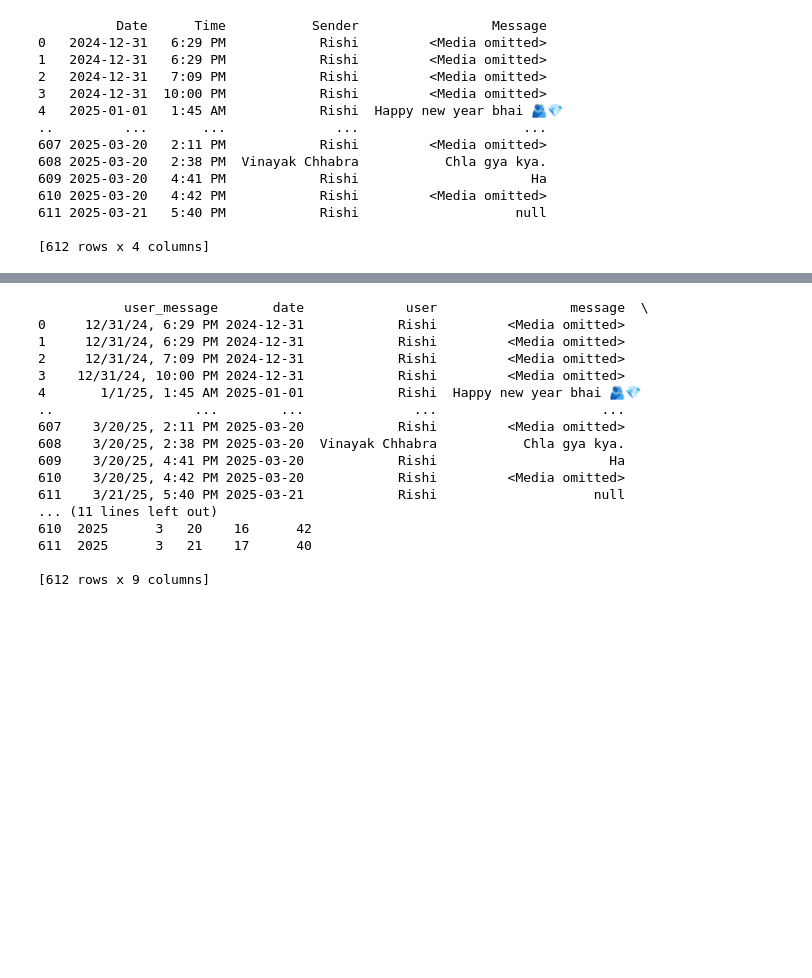
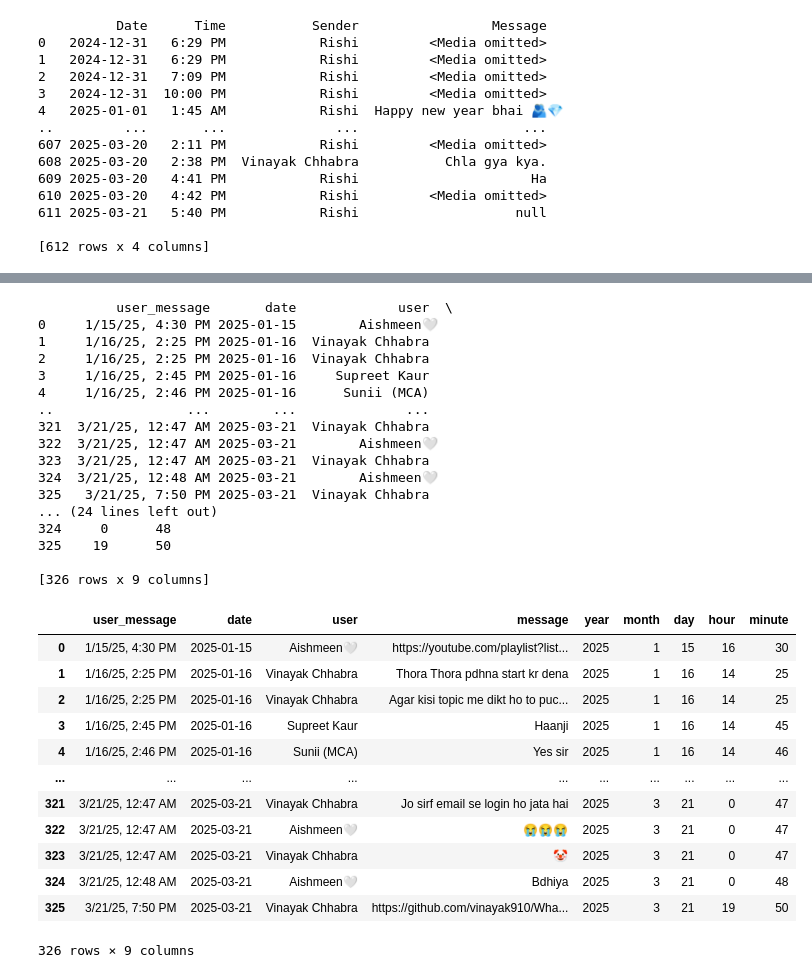
Before and after one commit to vinayak910/What-sInsight, a Jupyter notebook: Untitled.ipynb, the cells around one changed output, grey strips where cells are left out. Cells and saved outputs as stored; diff of their text form; code cells hidden in the pictures; blank space fills up the shorter version.

Commit message:
chat statistics feature completed

```diff
--- a/Untitled.ipynb
+++ b/Untitled.ipynb
@@ -95,7 +95,7 @@ import pandas as pd
 pattern = r'(\d{1,2}/\d{1,2}/\d{2,4}),\s(\d{1,2}:\d{2}\s[APM]{2})\s-\s([^:]+):\s(.+)'
 
 # Open and read the chat file with proper encoding
-with open("WhatsApp Chat with Rishi.txt", "r", encoding="utf-8") as file:
+with open("WhatsApp Chat with SE-Project.txt", "r", encoding="utf-8") as file:
     chat_data = file.readlines()
 
 # Extract data using regex
@@ -127,20 +127,36 @@ df = df[["user_message", "date", "user", "message", "year", "month", "day", "hou
 # Show DataFrame
 print(df)
 # %% [output]
-           user_message       date             user                 message  \
-0     12/31/24, 6:29 PM 2024-12-31            Rishi         <Media omitted>
-1     12/31/24, 6:29 PM 2024-12-31            Rishi         <Media omitted>
-2     12/31/24, 7:09 PM 2024-12-31            Rishi         <Media omitted>
-3    12/31/24, 10:00 PM 2024-12-31            Rishi         <Media omitted>
-4       1/1/25, 1:45 AM 2025-01-01            Rishi  Happy new year bhai 🫂💎
-..                  ...        ...              ...                     ...
-607    3/20/25, 2:11 PM 2025-03-20            Rishi         <Media omitted>
-608    3/20/25, 2:38 PM 2025-03-20  Vinayak Chhabra           Chla gya kya.
-609    3/20/25, 4:41 PM 2025-03-20            Rishi                      Ha
-610    3/20/25, 4:42 PM 2025-03-20            Rishi         <Media omitted>
-611    3/21/25, 5:40 PM 2025-03-21            Rishi                    null
-... (11 lines left out)
-610  2025      3   20    16      42
-611  2025      3   21    17      40
+          user_message       date             user  \
+0     1/15/25, 4:30 PM 2025-01-15        Aishmeen🤍
+1     1/16/25, 2:25 PM 2025-01-16  Vinayak Chhabra
+2     1/16/25, 2:25 PM 2025-01-16  Vinayak Chhabra
+3     1/16/25, 2:45 PM 2025-01-16     Supreet Kaur
+4     1/16/25, 2:46 PM 2025-01-16      Sunii (MCA)
+..                 ...        ...              ...
+321  3/21/25, 12:47 AM 2025-03-21  Vinayak Chhabra
+322  3/21/25, 12:47 AM 2025-03-21        Aishmeen🤍
+323  3/21/25, 12:47 AM 2025-03-21  Vinayak Chhabra
+324  3/21/25, 12:48 AM 2025-03-21        Aishmeen🤍
+325   3/21/25, 7:50 PM 2025-03-21  Vinayak Chhabra
+... (24 lines left out)
+324     0      48
+325    19      50
 
-[612 rows x 9 columns]
+[326 rows x 9 columns]
+# %%
+df
+# %% [output]
+|  | user_message | date | user | message | year | month | day | hour | minute |
+| 0 | 1/15/25, 4:30 PM | 2025-01-15 | Aishmeen🤍 | https://youtube.com/playlist?list... | 2025 | 1 | 15 | 16 | 30 |
+| 1 | 1/16/25, 2:25 PM | 2025-01-16 | Vinayak Chhabra | Thora Thora pdhna start kr dena | 2025 | 1 | 16 | 14 | 25 |
+| 2 | 1/16/25, 2:25 PM | 2025-01-16 | Vinayak Chhabra | Agar kisi topic me dikt ho to puc... | 2025 | 1 | 16 | 14 | 25 |
+| 3 | 1/16/25, 2:45 PM | 2025-01-16 | Supreet Kaur | Haanji | 2025 | 1 | 16 | 14 | 45 |
+| 4 | 1/16/25, 2:46 PM | 2025-01-16 | Sunii (MCA) | Yes sir | 2025 | 1 | 16 | 14 | 46 |
+| ... | ... | ... | ... | ... | ... | ... | ... | ... | ... |
+| 321 | 3/21/25, 12:47 AM | 2025-03-21 | Vinayak Chhabra | Jo sirf email se login ho jata hai | 2025 | 3 | 21 | 0 | 47 |
+| 322 | 3/21/25, 12:47 AM | 2025-03-21 | Aishmeen🤍 | 😭😭😭 | 2025 | 3 | 21 | 0 | 47 |
+| 323 | 3/21/25, 12:47 AM | 2025-03-21 | Vinayak Chhabra | 🤡 | 2025 | 3 | 21 | 0 | 47 |
+| 324 | 3/21/25, 12:48 AM | 2025-03-21 | Aishmeen🤍 | Bdhiya | 2025 | 3 | 21 | 0 | 48 |
+| 325 | 3/21/25, 7:50 PM | 2025-03-21 | Vinayak Chhabra | https://github.com/vinayak910/Wha... | 2025 | 3 | 21 | 19 | 50 |
+326 rows × 9 columns
```
Also changed, not shown: parts of 3 cells of this notebook, 6 other files.
